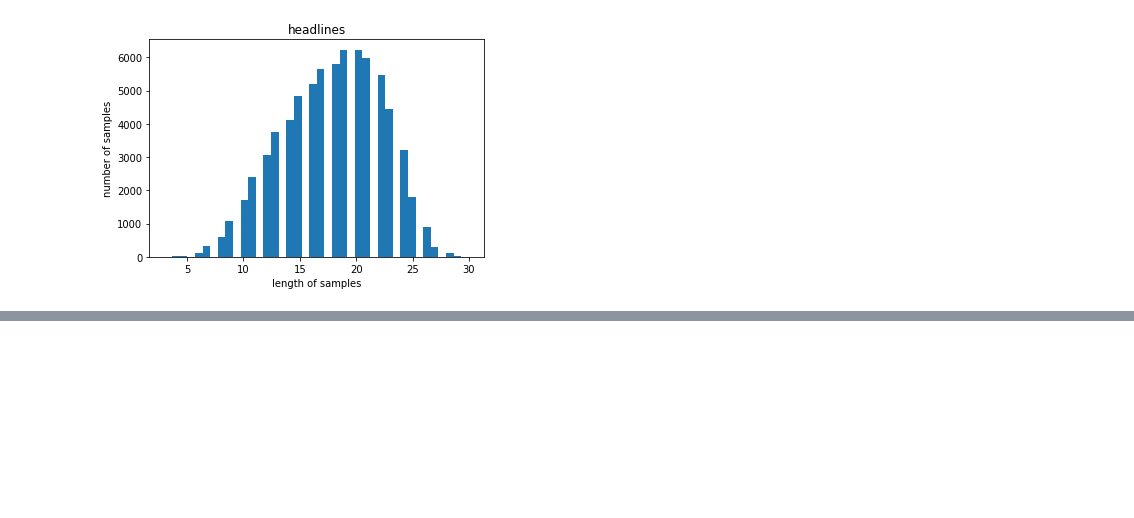
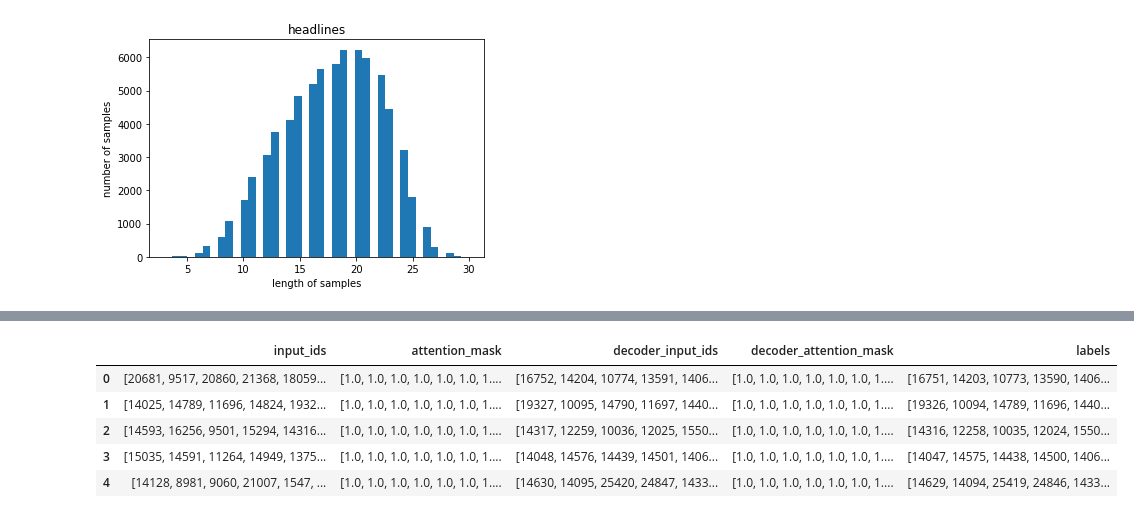
Before and after one commit to jx-dohwan/poc, a Jupyter notebook: koBART_modelling.ipynb, the cells around one changed output, grey strips where cells are left out. Cells and saved outputs as stored; diff of their text form; code cells hidden in the pictures; blank space fills up the shorter version.

```diff
--- a/koBART_modelling.ipynb
+++ b/koBART_modelling.ipynb
@@ -235,0 +332,12 @@ tokenizer_data(train_df['input_documant'], train_df['sentence_20%'], encoder_max
+# %%
+train_inputs_df.reset_index(inplace=True, drop=True)
+test_inputs_df.reset_index(inplace=True, drop=True)
+# %%
+train_inputs_df.head()
+# %% [output]
+|  | input_ids | attention_mask | decoder_input_ids | decoder_attention_mask | labels |
+| 0 | [20681, 9517, 20860, 21368, 18059... | [1.0, 1.0, 1.0, 1.0, 1.0, 1.0, 1.... | [16752, 14204, 10774, 13591, 1406... | [1.0, 1.0, 1.0, 1.0, 1.0, 1.0, 1.... | [16751, 14203, 10773, 13590, 1406... |
+| 1 | [14025, 14789, 11696, 14824, 1932... | [1.0, 1.0, 1.0, 1.0, 1.0, 1.0, 1.... | [19327, 10095, 14790, 11697, 1440... | [1.0, 1.0, 1.0, 1.0, 1.0, 1.0, 1.... | [19326, 10094, 14789, 11696, 1440... |
+| 2 | [14593, 16256, 9501, 15294, 14316... | [1.0, 1.0, 1.0, 1.0, 1.0, 1.0, 1.... | [14317, 12259, 10036, 12025, 1550... | [1.0, 1.0, 1.0, 1.0, 1.0, 1.0, 1.... | [14316, 12258, 10035, 12024, 1550... |
+| 3 | [15035, 14591, 11264, 14949, 1375... | [1.0, 1.0, 1.0, 1.0, 1.0, 1.0, 1.... | [14048, 14576, 14439, 14501, 1406... | [1.0, 1.0, 1.0, 1.0, 1.0, 1.0, 1.... | [14047, 14575, 14438, 14500, 1406... |
+| 4 | [14128, 8981, 9060, 21007, 1547, ... | [1.0, 1.0, 1.0, 1.0, 1.0, 1.0, 1.... | [14630, 14095, 25420, 24847, 1433... | [1.0, 1.0, 1.0, 1.0, 1.0, 1.0, 1.... | [14629, 14094, 25419, 24846, 1433... |
```
Also changed, not shown: parts of 36 cells of this notebook.
